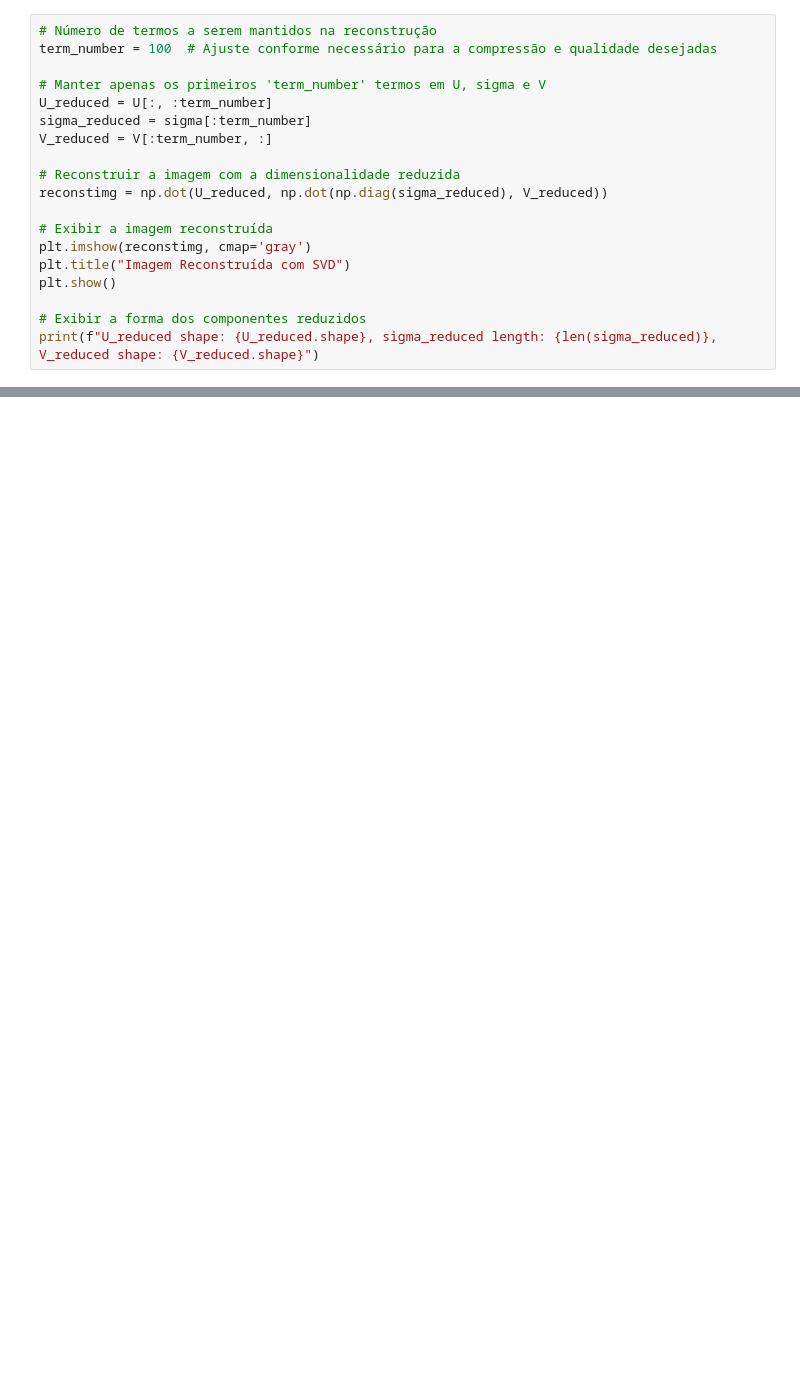
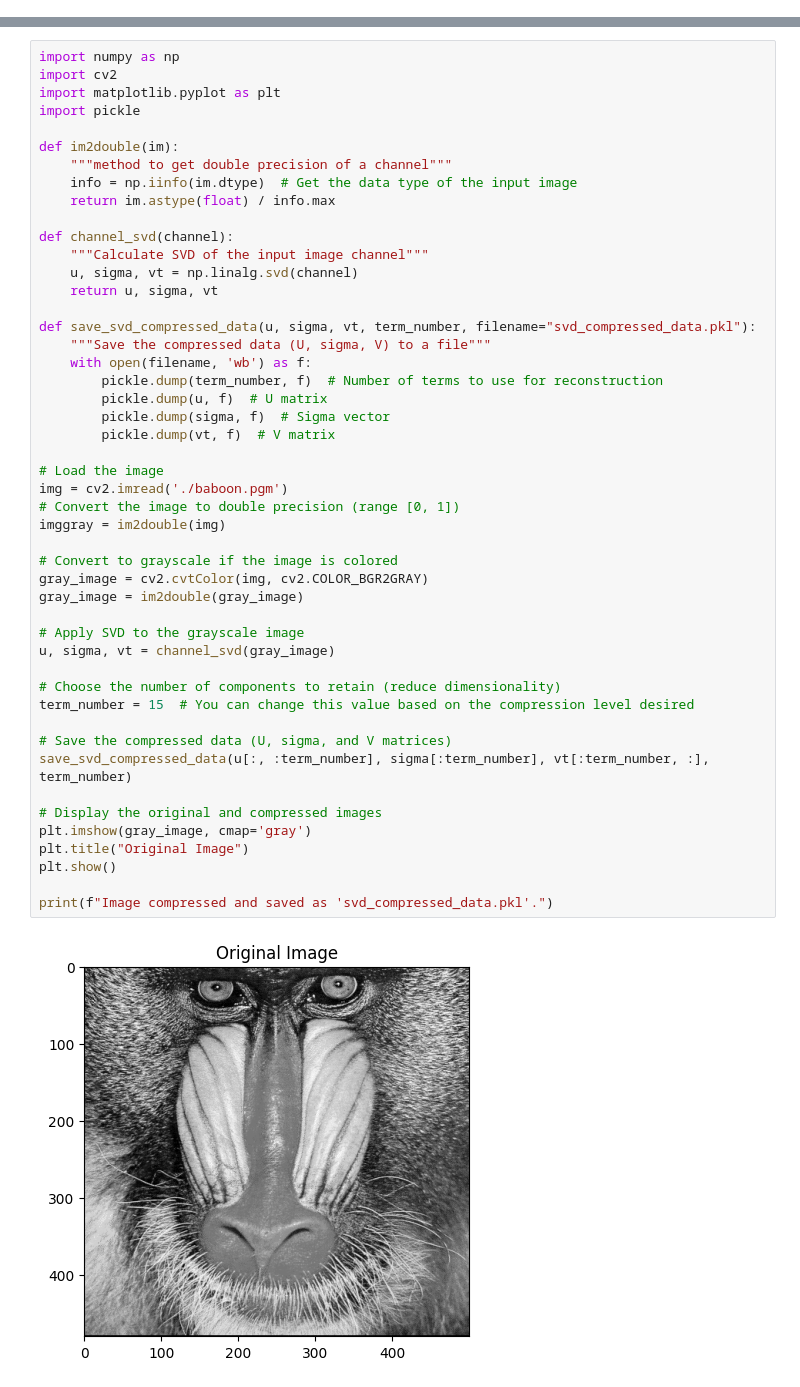
Before and after one commit to Raquelxt/TP1-ICV, a Jupyter notebook: svddd.ipynb, the cells around one changed output, grey strips where cells are left out. Drawn from its saved outputs; the diff is of its cells as text; blank space fills up the shorter version.

```diff
--- a/svddd.ipynb
+++ b/svddd.ipynb
@@ -34,19 +0,0 @@ U shape: (480, 480), sigma length: 480, V shape: (480, 500)
-# %%
-# Número de termos a serem mantidos na reconstrução
-term_number = 100  # Ajuste conforme necessário para a compressão e qualidade desejadas
-
-# Manter apenas os primeiros 'term_number' termos em U, sigma e V
-U_reduced = U[:, :term_number]
-sigma_reduced = sigma[:term_number]
-V_reduced = V[:term_number, :]
-
-# Reconstruir a imagem com a dimensionalidade reduzida
-reconstimg = np.dot(U_reduced, np.dot(np.diag(sigma_reduced), V_reduced))
-
-# Exibir a imagem reconstruída
-plt.imshow(reconstimg, cmap='gray')
-plt.title("Imagem Reconstruída com SVD")
-plt.show()
-
-# Exibir a forma dos componentes reduzidos
-print(f"U_reduced shape: {U_reduced.shape}, sigma_reduced length: {len(sigma_reduced)}, V_reduced shape: {V_reduced.shape}")
@@ -137,0 +1,50 @@ plt.show()
+# %%
+import numpy as np
+import cv2
+import matplotlib.pyplot as plt
+import pickle
+
+def im2double(im):
+    """method to get double precision of a channel"""
+    info = np.iinfo(im.dtype)  # Get the data type of the input image
+    return im.astype(float) / info.max
+
+def channel_svd(channel):
+    """Calculate SVD of the input image channel"""
+    u, sigma, vt = np.linalg.svd(channel)
+    return u, sigma, vt
+
+def save_svd_compressed_data(u, sigma, vt, term_number, filename="svd_compressed_data.pkl"):
+    """Save the compressed data (U, sigma, V) to a file"""
+    with open(filename, 'wb') as f:
+        pickle.dump(term_number, f)  # Number of terms to use for reconstruction
+        pickle.dump(u, f)  # U matrix
+        pickle.dump(sigma, f)  # Sigma vector
+        pickle.dump(vt, f)  # V matrix
+
+# Load the image
+img = cv2.imread('./baboon.pgm')
+# Convert the image to double precision (range [0, 1])
+imggray = im2double(img)
+
+# Convert to grayscale if the image is colored
+gray_image = cv2.cvtColor(img, cv2.COLOR_BGR2GRAY)
+gray_image = im2double(gray_image)
+
+# Apply SVD to the grayscale image
+u, sigma, vt = channel_svd(gray_image)
+
+# Choose the number of components to retain (reduce dimensionality)
+term_number = 15  # You can change this value based on the compression level desired
+
+# Save the compressed data (U, sigma, and V matrices)
+save_svd_compressed_data(u[:, :term_number], sigma[:term_number], vt[:term_number, :], term_number)
+
+# Display the original and compressed images
+plt.imshow(gray_image, cmap='gray')
+plt.title("Original Image")
+plt.show()
+
+print(f"Image compressed and saved as 'svd_compressed_data.pkl'.")
+# %% [output]
+[figure, added]
```
Also changed, not shown: parts of 7 cells of this notebook, 3 other files.
